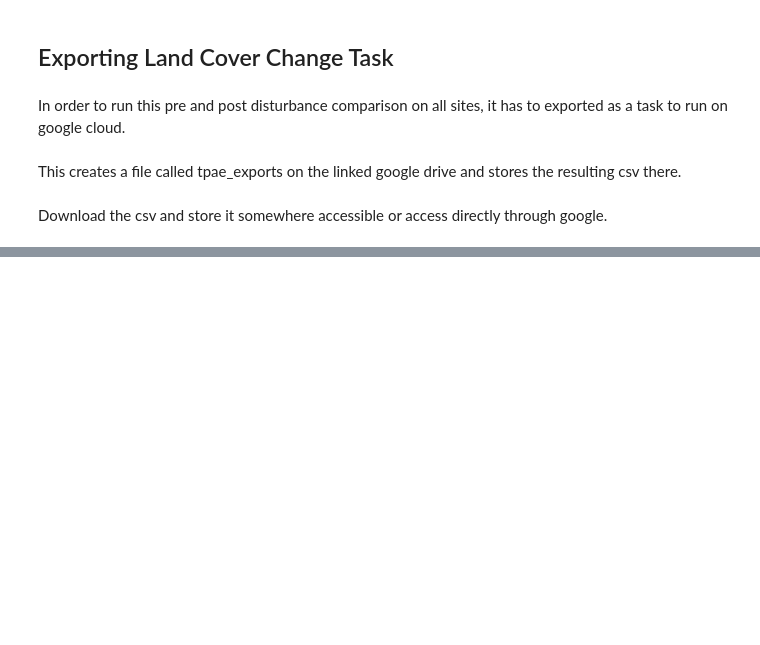
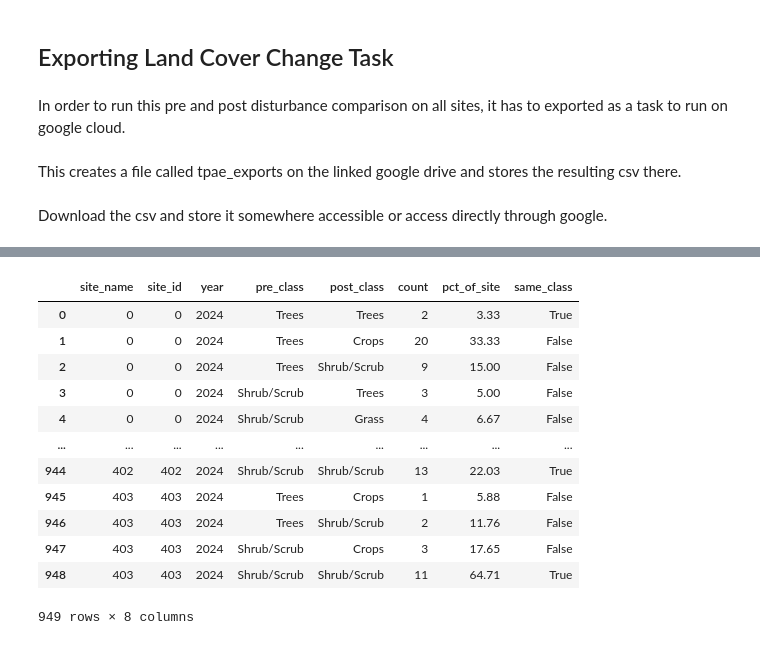
Before and after one commit to SkyTruth/tpae, a Jupyter notebook: notebooks/DIST_ALERT.ipynb, the cells around one changed output, grey strips where cells are left out. Saved outputs shown, nothing was run; the diff lists cells and outputs as text; code cells hidden in the pictures; blank space fills up the shorter version.

```diff
--- a/notebooks/DIST_ALERT.ipynb
+++ b/notebooks/DIST_ALERT.ipynb
@@ -340,0 +311,2 @@ plot_lc_change(results_2024['Parc national des Virunga'])
+# %%
+result = load_lc_change_grid_export("/Users/conordoremus/Desktop/SKYTRUTH/TPAE/TestPSM/1543_match_grid_lc.csv", '2024', 0)
@@ -340,0 +333,20 @@ plot_lc_change(results_2024['Parc national des Virunga'])
+# %%
+# create dataframes to display results
+summary = results_to_summary_df(result)
+transitions = results_to_transitions_df(result)
+# %%
+transitions
+# %% [output]
+|  | site_name | site_id | year | pre_class | post_class | count | pct_of_site | same_class |
+| 0 | 0 | 0 | 2024 | Trees | Trees | 2 | 3.33 | True |
+| 1 | 0 | 0 | 2024 | Trees | Crops | 20 | 33.33 | False |
+| 2 | 0 | 0 | 2024 | Trees | Shrub/Scrub | 9 | 15.00 | False |
+| 3 | 0 | 0 | 2024 | Shrub/Scrub | Trees | 3 | 5.00 | False |
+| 4 | 0 | 0 | 2024 | Shrub/Scrub | Grass | 4 | 6.67 | False |
+| ... | ... | ... | ... | ... | ... | ... | ... | ... |
+| 944 | 402 | 402 | 2024 | Shrub/Scrub | Shrub/Scrub | 13 | 22.03 | True |
+| 945 | 403 | 403 | 2024 | Trees | Crops | 1 | 5.88 | False |
+| 946 | 403 | 403 | 2024 | Trees | Shrub/Scrub | 2 | 11.76 | False |
+| 947 | 403 | 403 | 2024 | Shrub/Scrub | Crops | 3 | 17.65 | False |
+| 948 | 403 | 403 | 2024 | Shrub/Scrub | Shrub/Scrub | 11 | 64.71 | True |
+949 rows × 8 columns
```
Also changed, not shown: parts of 37 cells of this notebook, 6 other files.
